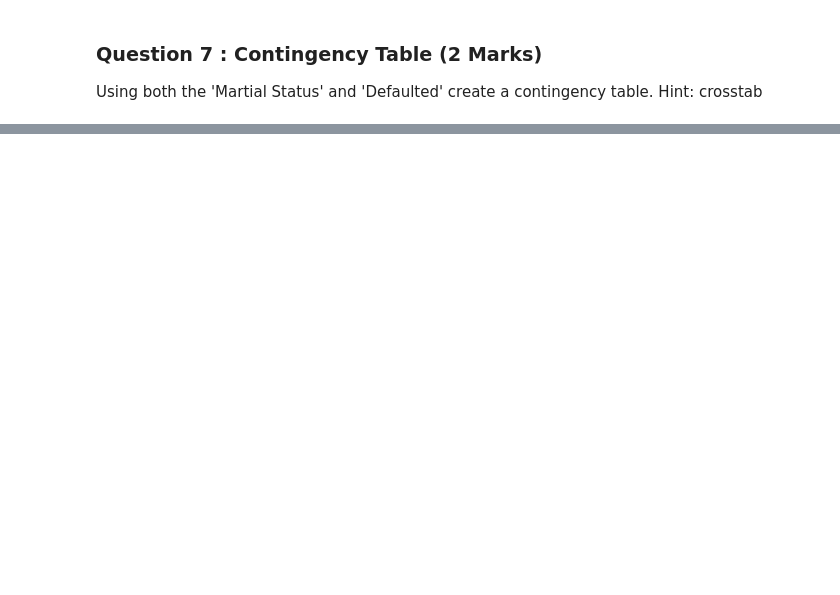
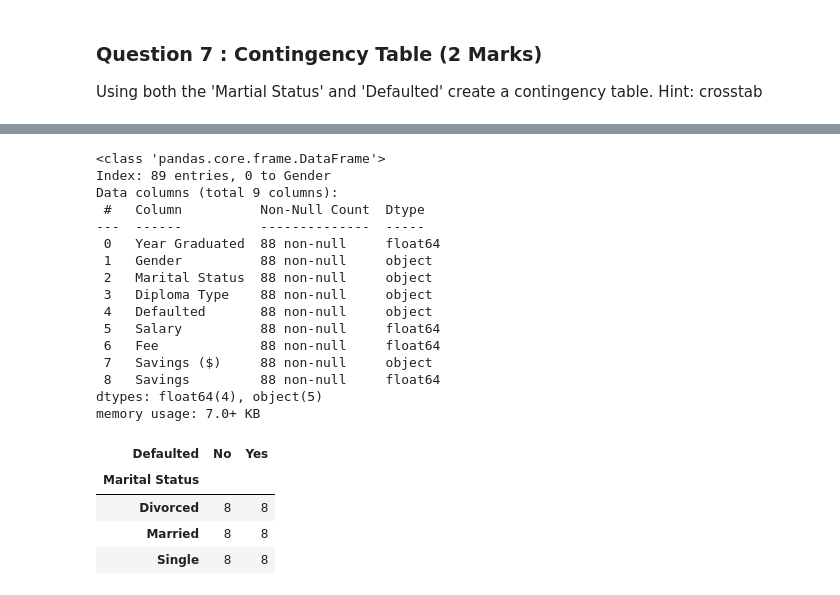
Before and after one commit to StphnLwnga/ADS-Assgn1, a Jupyter notebook: Pandas and python practice.ipynb, the cells around one changed output, grey strips where cells are left out. Saved outputs shown, nothing was run; the diff lists cells and outputs as text; code cells hidden in the pictures; blank space fills up the shorter version.

```diff
--- a/Pandas and python practice.ipynb
+++ b/Pandas and python practice.ipynb
@@ -314,0 +310,29 @@ Using both the 'Martial Status' and 'Defaulted' create a contingency table. Hint
+# %%
+# Q7 (2)
+df.info()
+contigency = df.iloc[:, [2, 4]]
+contigency.dropna()
+contigency_tbl = pd.crosstab(contigency["Marital Status"], contigency.Defaulted)
+contigency_tbl
+# %% [output]
+<class 'pandas.core.frame.DataFrame'>
+Index: 89 entries, 0 to Gender
+Data columns (total 9 columns):
+ #   Column          Non-Null Count  Dtype
+---  ------          --------------  -----
+ 0   Year Graduated  88 non-null     float64
+ 1   Gender          88 non-null     object
+ 2   Marital Status  88 non-null     object
+ 3   Diploma Type    88 non-null     object
+ 4   Defaulted       88 non-null     object
+ 5   Salary          88 non-null     float64
+ 6   Fee             88 non-null     float64
+ 7   Savings ($)     88 non-null     object
+ 8   Savings         88 non-null     float64
+dtypes: float64(4), object(5)
+memory usage: 7.0+ KB
+| Defaulted | No | Yes |
+| Marital Status |  |  |
+| Divorced | 8 | 8 |
+| Married | 8 | 8 |
+| Single | 8 | 8 |
```
Also changed, not shown: parts of 3 cells of this notebook.
